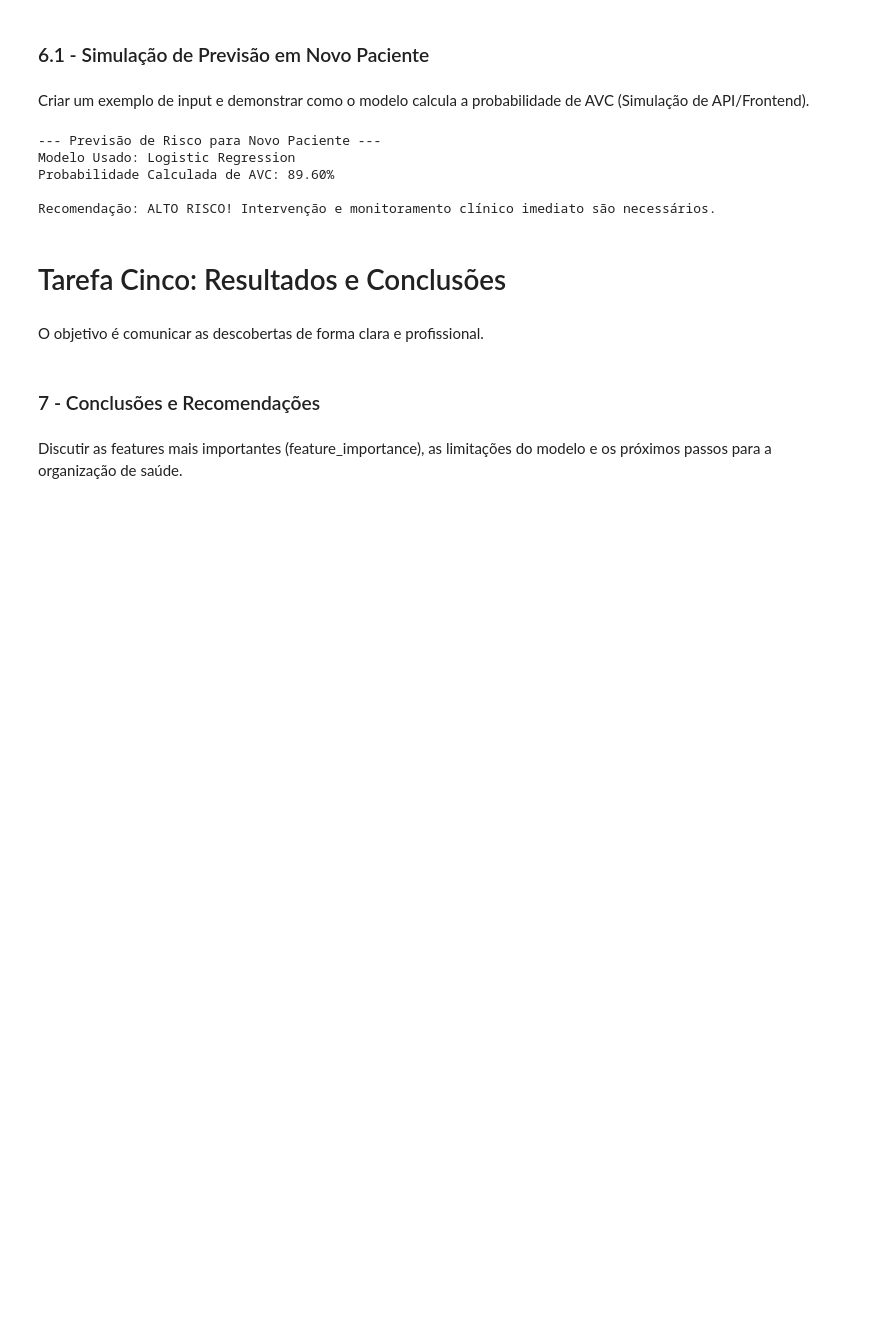
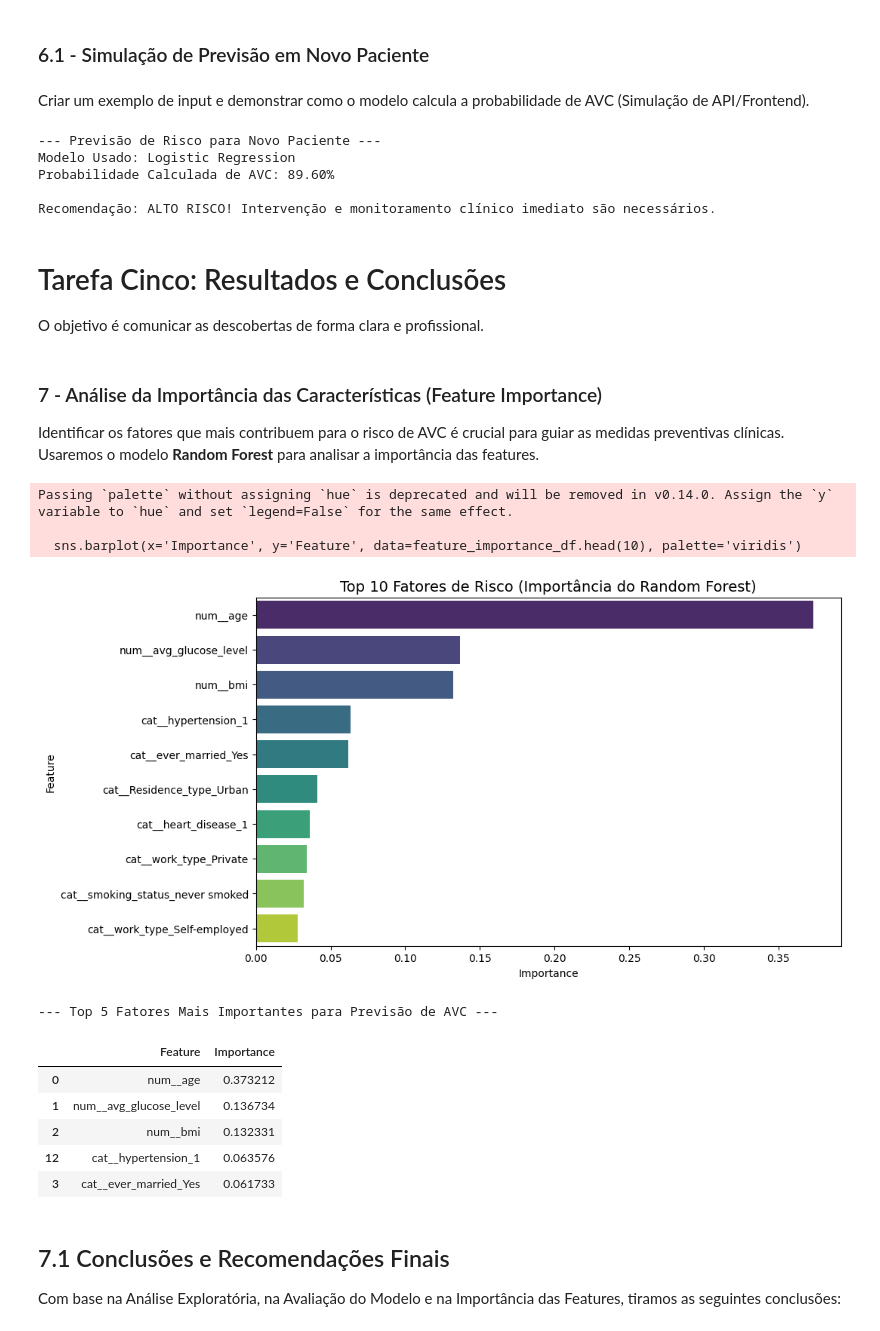
Before and after one commit to amaro-netto/analise_avc, a Jupyter notebook: scripts/stroke_prediction.ipynb, the cells around one changed output. Saved outputs shown, nothing was run; the diff lists cells and outputs as text; code cells hidden in the pictures; blank space fills up the shorter version.

Commit message:
feat: Finaliza Task Five - Análise de Feature Importance e Conclusões Finais

```diff
--- a/scripts/stroke_prediction.ipynb
+++ b/scripts/stroke_prediction.ipynb
@@ -501,9 +486,48 @@ Probabilidade Calculada de AVC: 89.60%
 Recomendação: ALTO RISCO! Intervenção e monitoramento clínico imediato são necessários.
 # %% [markdown]
 # Tarefa Cinco: Resultados e Conclusões
+O objetivo é comunicar as descobertas de forma clara e profissional.
-# %% [markdown]
-O objetivo é comunicar as descobertas de forma clara e profissional.
 # %% [markdown]
-### 7 - Conclusões e Recomendações
+### 7 - Análise da Importância das Características (Feature Importance)
+Identificar os fatores que mais contribuem para o risco de AVC é crucial para guiar as medidas preventivas clínicas. Usaremos o modelo **Random Forest** para analisar a importância das features.
-# %% [markdown]
-Discutir as features mais importantes (feature_importance), as limitações do modelo e os próximos passos para a organização de saúde.
+# %%
+# 1. Obter o modelo Random Forest treinado
+rf_model = models['Random Forest']
+
+# 2. Obter a importância das features
+# rf_model.feature_importances_ retorna um array com o peso de cada feature.
+importance = rf_model.feature_importances_
+
+# 3. Criar um DataFrame para facilitar a visualização e ordenação
+feature_importance_df = pd.DataFrame({
+    'Feature': feature_names,
+    'Importance': importance
+})
+
+# 4. Ordenar o DataFrame
+feature_importance_df = feature_importance_df.sort_values(by='Importance', ascending=False)
+
+# 5. Visualizar as 10 Features mais importantes
+plt.figure(figsize=(10, 6))
+sns.barplot(x='Importance', y='Feature', data=feature_importance_df.head(10), palette='viridis')
+plt.title('Top 10 Fatores de Risco (Importância do Random Forest)', fontsize=14)
+plt.show()
+
+# Exibir os principais
+print("--- Top 5 Fatores Mais Importantes para Previsão de AVC ---")
+display(feature_importance_df.head(5))
+# %% [output]
+Passing `palette` without assigning `hue` is deprecated and will be removed in v0.14.0. Assign the `y` variable to `hue` and set `legend=False` for the same effect.
+
+  sns.barplot(x='Importance', y='Feature', data=feature_importance_df.head(10), palette='viridis')
+[figure, added]
+--- Top 5 Fatores Mais Importantes para Previsão de AVC ---
+|  | Feature | Importance |
+| 0 | num__age | 0.373212 |
+| 1 | num__avg_glucose_level | 0.136734 |
+| 2 | num__bmi | 0.132331 |
+| 12 | cat__hypertension_1 | 0.063576 |
+| 3 | cat__ever_married_Yes | 0.061733 |
+# %% [markdown]
+## 7.1 Conclusões e Recomendações Finais
+Com base na Análise Exploratória, na Avaliação do Modelo e na Importância das Features, tiramos as seguintes conclusões:
```
Also changed, not shown: parts of 32 cells of this notebook.
